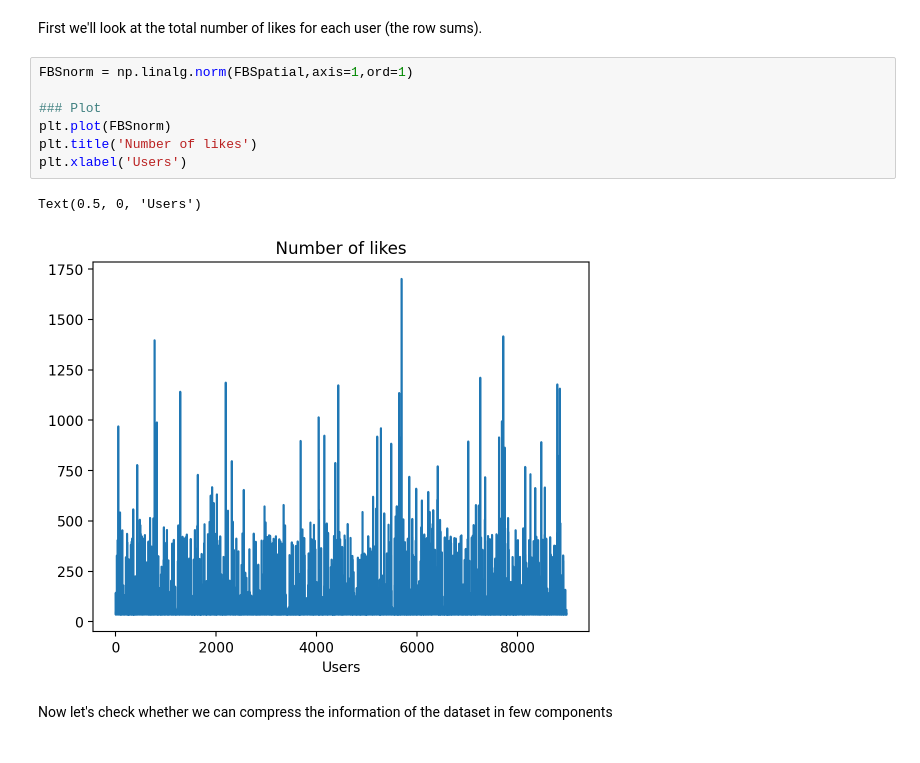
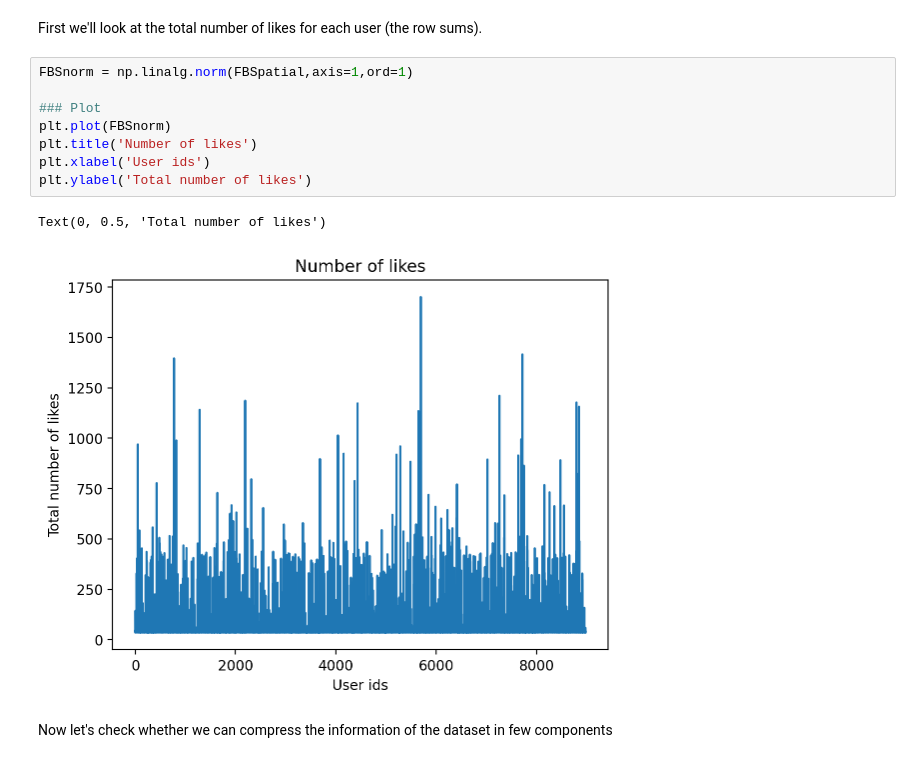
Before and after one commit to andreaaraldo/mining-low-dim-network-data, a Jupyter notebook: BarcelonaCourse.ipynb, the cells around one changed output. Saved outputs shown, nothing was run; the diff lists cells and outputs as text.

```diff
--- a/BarcelonaCourse.ipynb
+++ b/BarcelonaCourse.ipynb
@@ -273,13 +262,14 @@ First we'll look at the total number of likes for each user (the row sums).
 # %%
 FBSnorm = np.linalg.norm(FBSpatial,axis=1,ord=1)
 
 ### Plot
 plt.plot(FBSnorm)
 plt.title('Number of likes')
-plt.xlabel('Users')
+plt.xlabel('User ids')
+plt.ylabel('Total number of likes')
 # %% [output]
-Text(0.5, 0, 'Users')
+Text(0, 0.5, 'Total number of likes')
-[figure, old version]
+[figure, new version]
 # %% [markdown]
 Now let's check whether we can compress the information of the dataset in few components
 # %%
```
Also changed, not shown: parts of 8 cells of this notebook.
